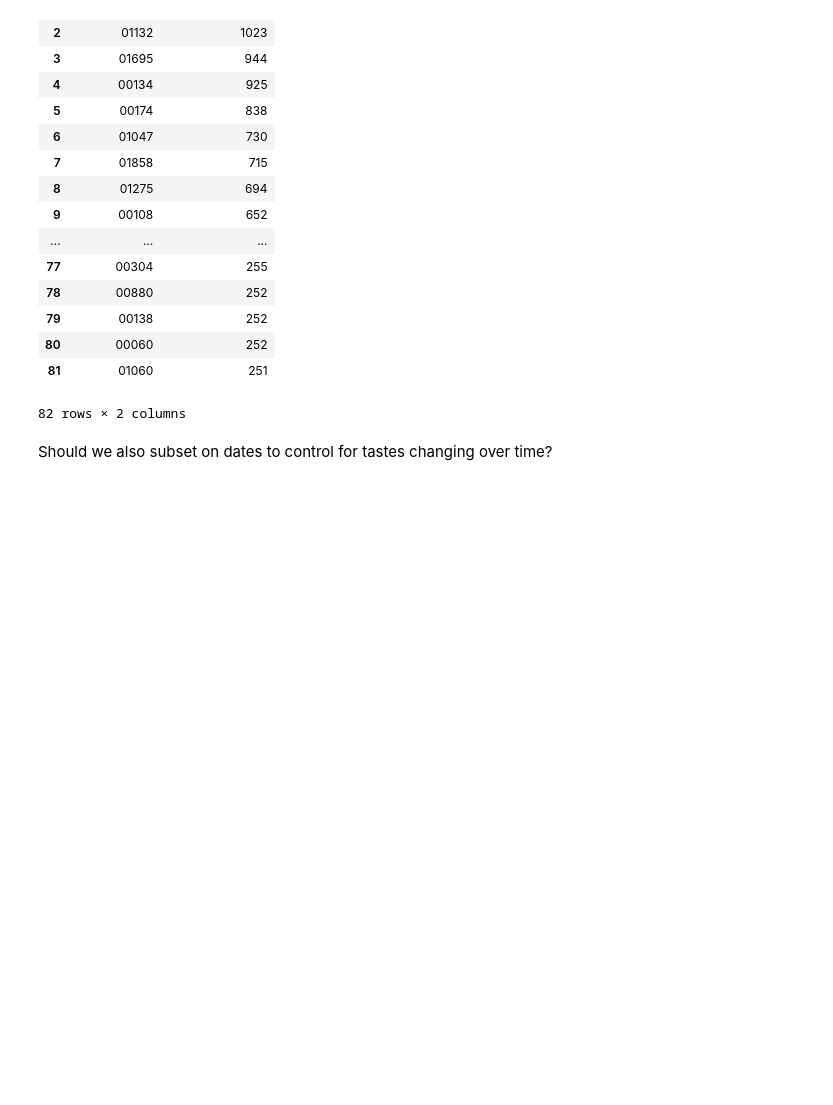
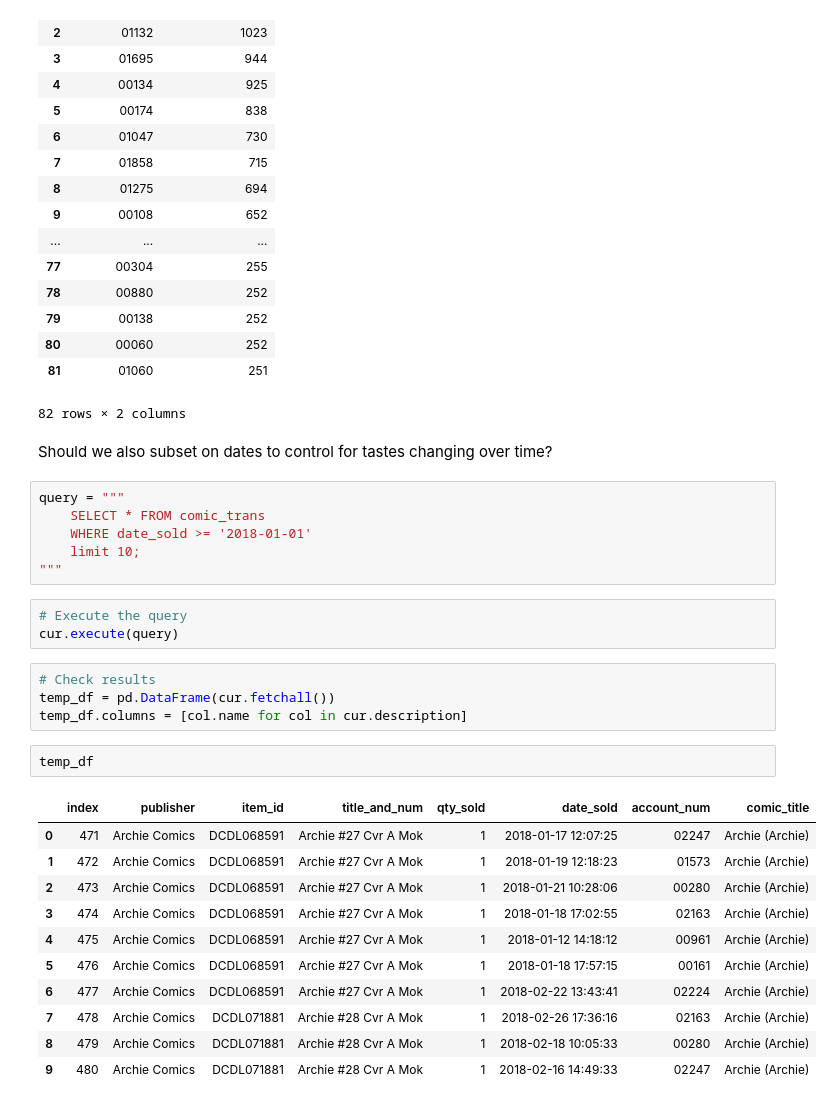
Before and after one commit to werlindo/comics_rx, a Jupyter notebook: comics_rx-2_eda.ipynb, the cells around one changed output. Cells and saved outputs as stored; diff of their text form; blank space fills up the shorter version.

```diff
--- a/comics_rx-2_eda.ipynb
+++ b/comics_rx-2_eda.ipynb
@@ -223,3 +223,30 @@ temp_df
 82 rows × 2 columns
 # %% [markdown]
 Should we also subset on dates to control for tastes changing over time?
+# %%
+query = """
+    SELECT * FROM comic_trans
+    WHERE date_sold >= '2018-01-01'
+    limit 10;
+"""
+# %%
+# Execute the query
+cur.execute(query)
+# %%
+# Check results
+temp_df = pd.DataFrame(cur.fetchall())
+temp_df.columns = [col.name for col in cur.description]
+# %%
+temp_df
+# %% [output]
+|  | index | publisher | item_id | title_and_num | qty_sold | date_sold | account_num | comic_title |
+| 0 | 471 | Archie Comics | DCDL068591 | Archie #27 Cvr A Mok | 1 | 2018-01-17 12:07:25 | 02247 | Archie (Archie) |
+| 1 | 472 | Archie Comics | DCDL068591 | Archie #27 Cvr A Mok | 1 | 2018-01-19 12:18:23 | 01573 | Archie (Archie) |
+| 2 | 473 | Archie Comics | DCDL068591 | Archie #27 Cvr A Mok | 1 | 2018-01-21 10:28:06 | 00280 | Archie (Archie) |
+| 3 | 474 | Archie Comics | DCDL068591 | Archie #27 Cvr A Mok | 1 | 2018-01-18 17:02:55 | 02163 | Archie (Archie) |
+| 4 | 475 | Archie Comics | DCDL068591 | Archie #27 Cvr A Mok | 1 | 2018-01-12 14:18:12 | 00961 | Archie (Archie) |
+| 5 | 476 | Archie Comics | DCDL068591 | Archie #27 Cvr A Mok | 1 | 2018-01-18 17:57:15 | 00161 | Archie (Archie) |
+| 6 | 477 | Archie Comics | DCDL068591 | Archie #27 Cvr A Mok | 1 | 2018-02-22 13:43:41 | 02224 | Archie (Archie) |
+| 7 | 478 | Archie Comics | DCDL071881 | Archie #28 Cvr A Mok | 1 | 2018-02-26 17:36:16 | 02163 | Archie (Archie) |
+| 8 | 479 | Archie Comics | DCDL071881 | Archie #28 Cvr A Mok | 1 | 2018-02-18 10:05:33 | 00280 | Archie (Archie) |
+| 9 | 480 | Archie Comics | DCDL071881 | Archie #28 Cvr A Mok | 1 | 2018-02-16 14:49:33 | 02247 | Archie (Archie) |
```
Also changed, not shown: parts of 12 cells of this notebook.
